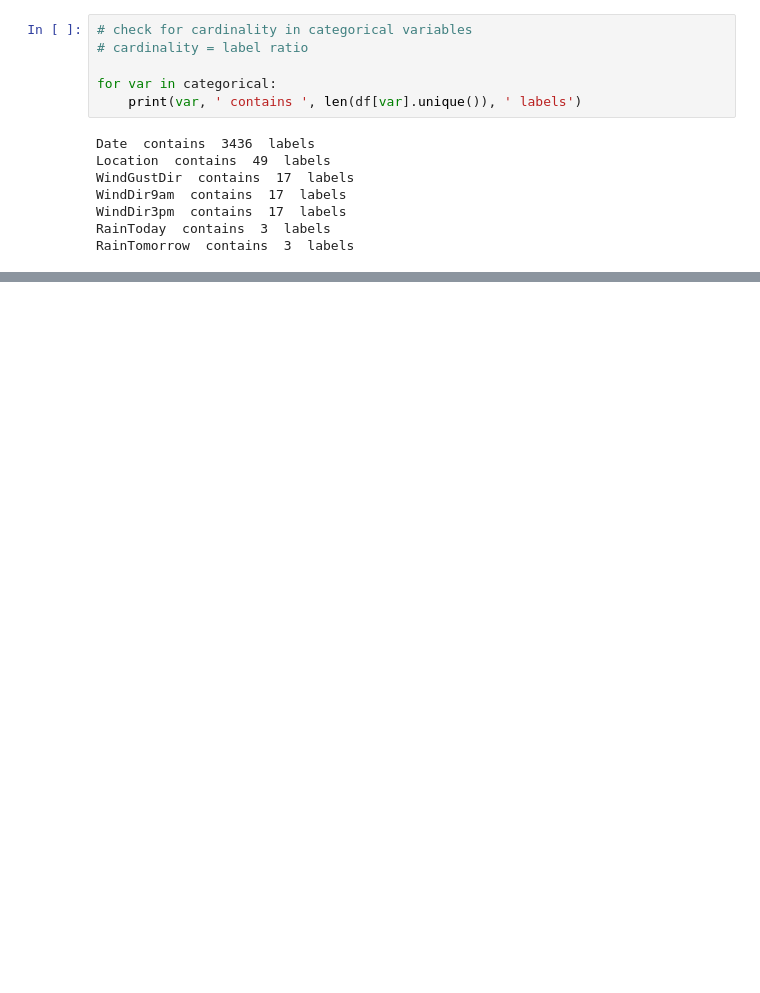
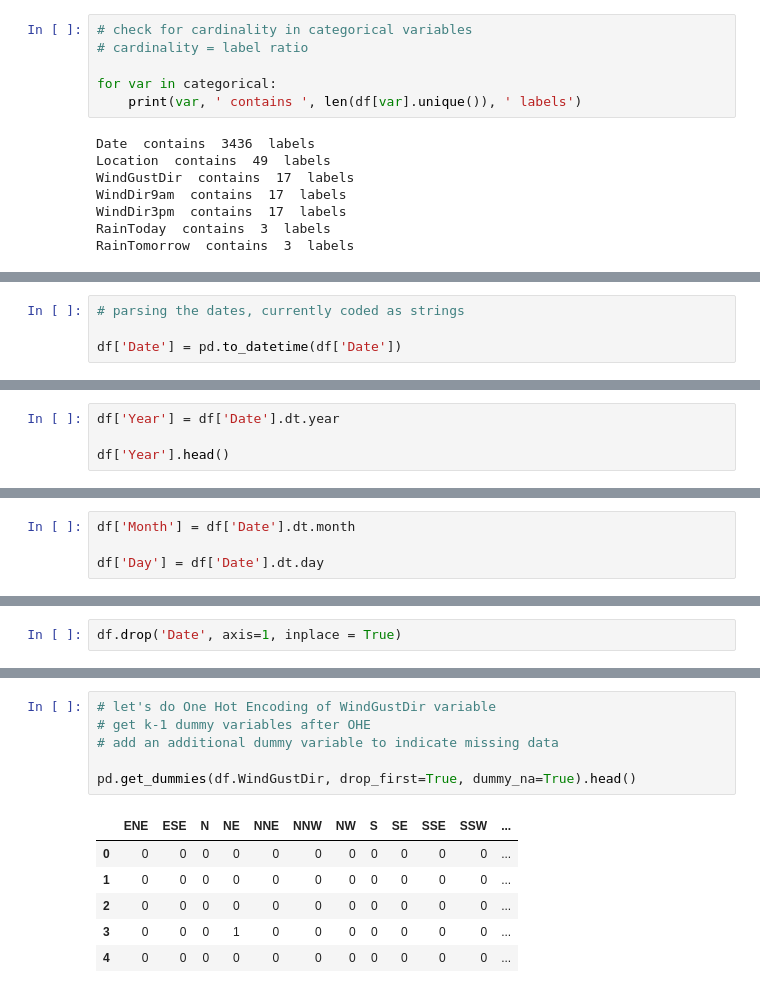
Before and after one commit to nouman-tariq/python_projects, a Jupyter notebook: machine_learning/main.ipynb, the cells around one changed output, grey strips where cells are left out. Drawn from its saved outputs; the diff is of its cells as text; blank space fills up the shorter version.

```diff
--- a/machine_learning/main.ipynb
+++ b/machine_learning/main.ipynb
@@ -160,0 +171,4 @@ RainTomorrow  contains  3  labels
+# %%
+# parsing the dates, currently coded as strings
+
+df['Date'] = pd.to_datetime(df['Date'])
@@ -160,0 +179,4 @@ RainTomorrow  contains  3  labels
+# %%
+df['Year'] = df['Date'].dt.year
+
+df['Year'].head()
@@ -160,0 +190,4 @@ RainTomorrow  contains  3  labels
+# %%
+df['Month'] = df['Date'].dt.month
+
+df['Day'] = df['Date'].dt.day
@@ -160,0 +214,2 @@ RainTomorrow  contains  3  labels
+# %%
+df.drop('Date', axis=1, inplace = True)
@@ -160,0 +329,13 @@ RainTomorrow  contains  3  labels
+# %%
+# let's do One Hot Encoding of WindGustDir variable
+# get k-1 dummy variables after OHE
+# add an additional dummy variable to indicate missing data
+
+pd.get_dummies(df.WindGustDir, drop_first=True, dummy_na=True).head()
+# %% [output]
+|  | ENE | ESE | N | NE | NNE | NNW | NW | S | SE | SSE | SSW | ... |
+| 0 | 0 | 0 | 0 | 0 | 0 | 0 | 0 | 0 | 0 | 0 | 0 | ... |
+| 1 | 0 | 0 | 0 | 0 | 0 | 0 | 0 | 0 | 0 | 0 | 0 | ... |
+| 2 | 0 | 0 | 0 | 0 | 0 | 0 | 0 | 0 | 0 | 0 | 0 | ... |
+| 3 | 0 | 0 | 0 | 1 | 0 | 0 | 0 | 0 | 0 | 0 | 0 | ... |
+| 4 | 0 | 0 | 0 | 0 | 0 | 0 | 0 | 0 | 0 | 0 | 0 | ... |
```
Also changed, not shown: parts of 24 cells of this notebook.
